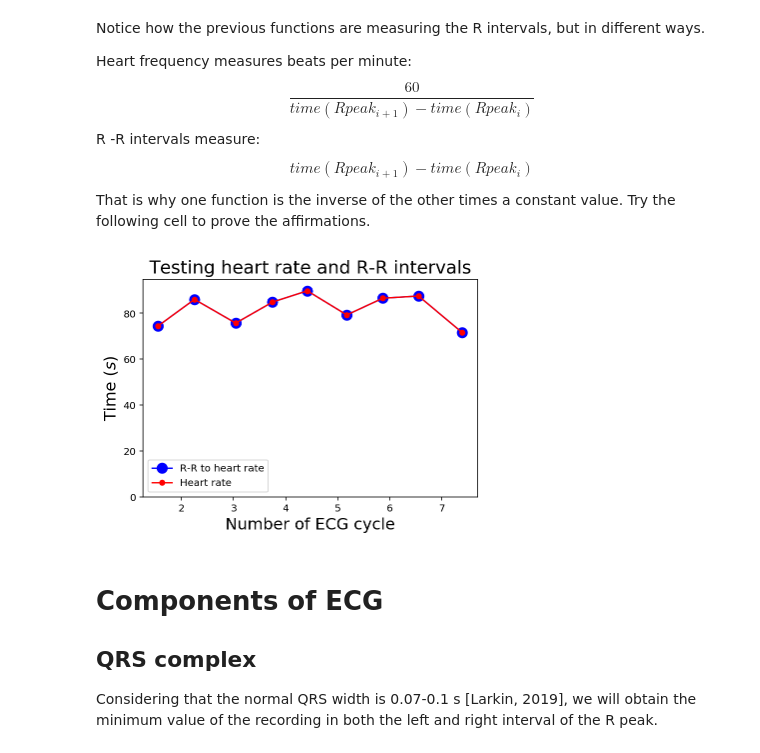
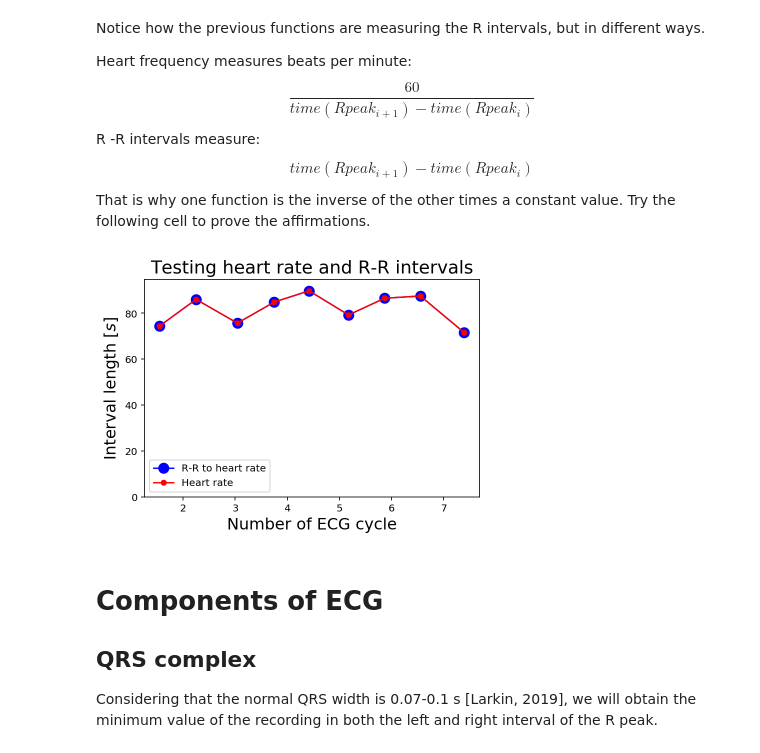
Before and after one commit to DanidelRio/electrocardiogram_analysis, a Jupyter notebook: 01-Basics.ipynb, the cells around one changed output. Saved outputs shown, nothing was run; the diff lists cells and outputs as text; code cells hidden in the pictures.

```diff
--- a/01-Basics.ipynb
+++ b/01-Basics.ipynb
@@ -296,17 +296,17 @@ That is why one function is the inverse of the other times a constant value. Try
 # %%
 test = [60/xx[i] for i in range(0, len(xx))]
 
 plt.plot(time[1:], test, markersize=10, marker = "o", label="R-R to heart rate", c = "blue")
 plt.plot(time[1:], heart_rate, markersize=5, marker = "o", label="Heart rate", c="red")
 
 plt.ylim((0, max(test)+5))
 plt.title("Testing heart rate and R-R intervals")
 plt.xlabel(r'Number of ECG cycle')
-plt.ylabel(r'Time ($s$)')
+plt.ylabel(r'Interval length [$s$]')
 plt.legend()
 plt.show()
 # %% [output]
-[figure, old version]
+[figure, new version]
 # %% [markdown]
 # Components of ECG
 
```
Also changed, not shown: parts of 6 cells of this notebook, 2 other files.
